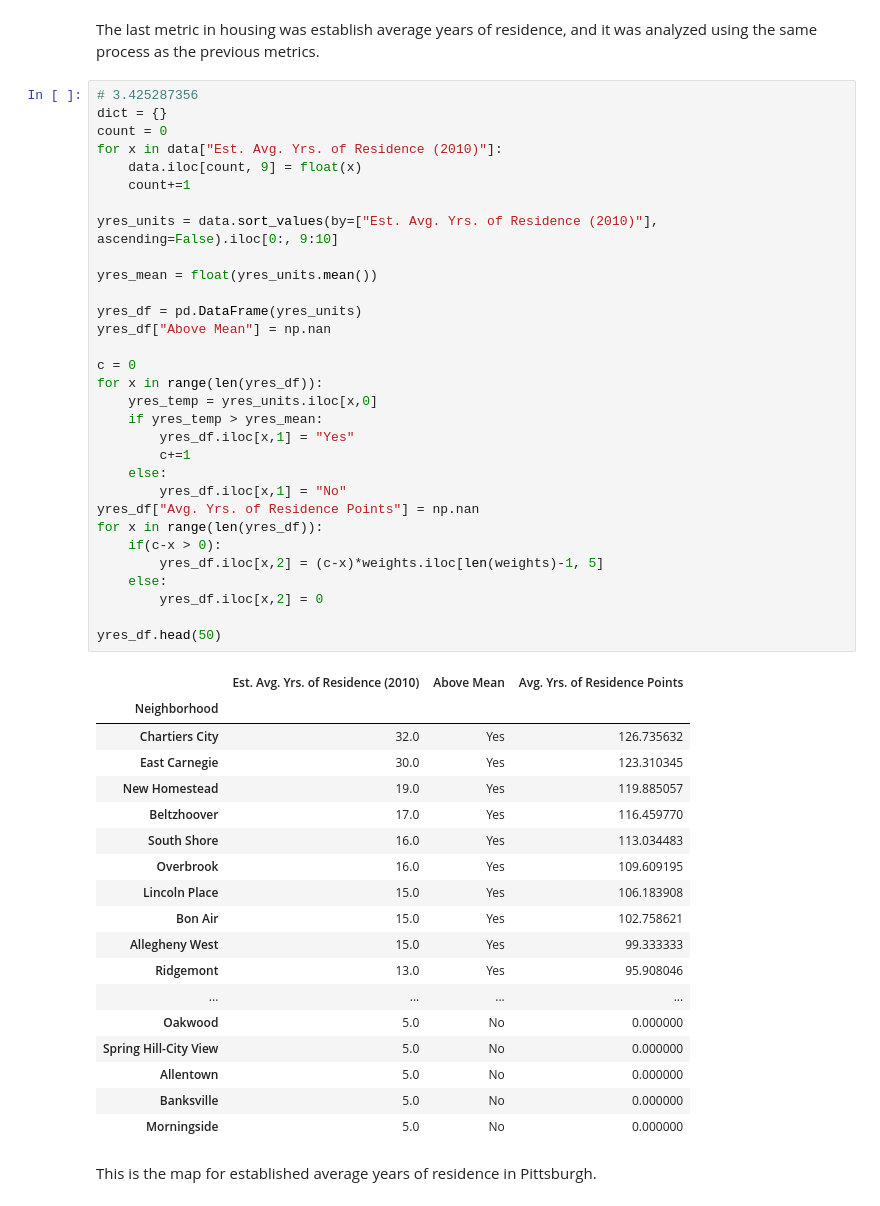
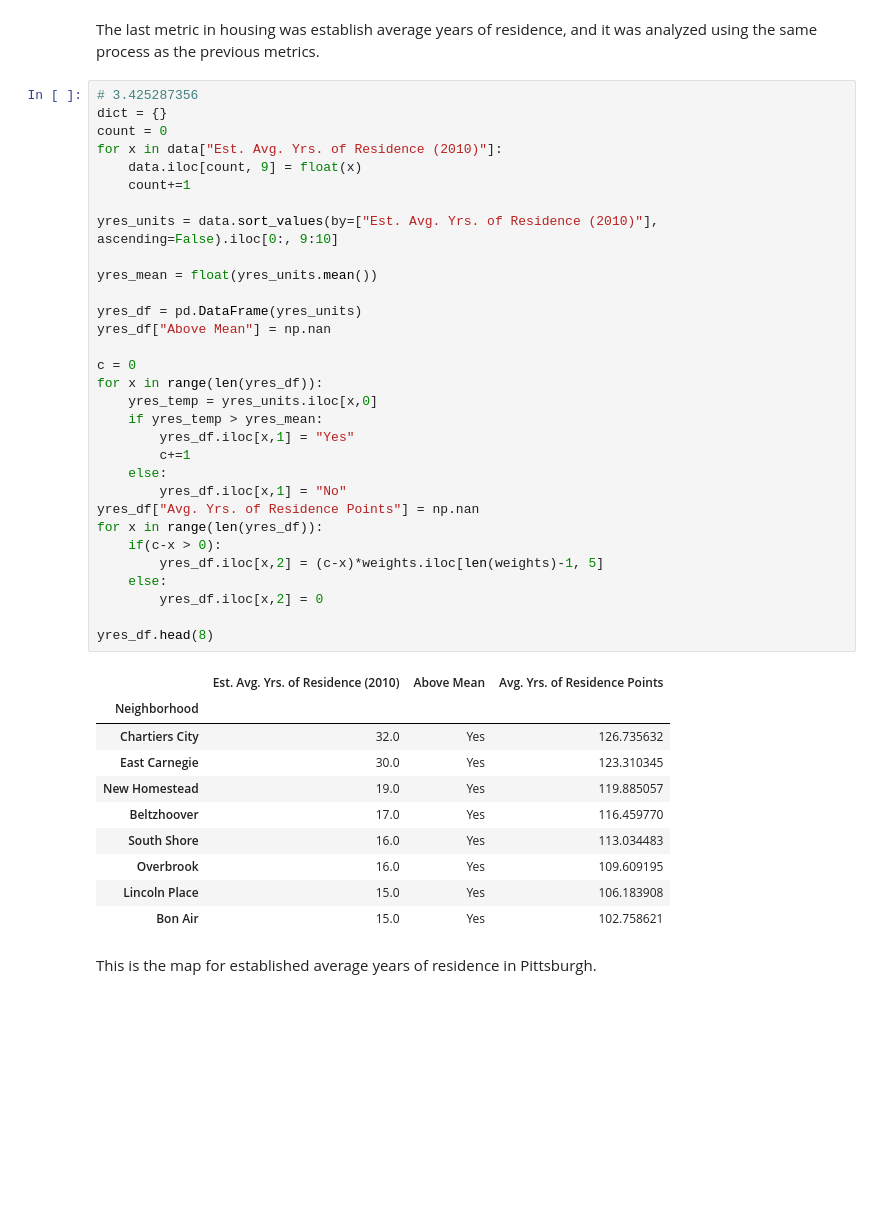
Before and after one commit to Nick0306/Big_Ideas_Final_Project, a Jupyter notebook: Dataset Notebooks/CombinedNotebook.ipynb, the cells around one changed output. Saved outputs shown, nothing was run; the diff lists cells and outputs as text; blank space fills up the shorter version.

```diff
--- a/Dataset Notebooks/CombinedNotebook.ipynb
+++ b/Dataset Notebooks/CombinedNotebook.ipynb
@@ -702,42 +686,34 @@ yres_mean = float(yres_units.mean())
 
 yres_df = pd.DataFrame(yres_units)
 yres_df["Above Mean"] = np.nan
 
 c = 0
 for x in range(len(yres_df)):
     yres_temp = yres_units.iloc[x,0]
     if yres_temp > yres_mean:
         yres_df.iloc[x,1] = "Yes"
         c+=1
     else:
         yres_df.iloc[x,1] = "No"
 yres_df["Avg. Yrs. of Residence Points"] = np.nan
 for x in range(len(yres_df)):
     if(c-x > 0):
         yres_df.iloc[x,2] = (c-x)*weights.iloc[len(weights)-1, 5]
     else:
         yres_df.iloc[x,2] = 0
 
-yres_df.head(50)
+yres_df.head(8)
 # %% [output]
 |  | Est. Avg. Yrs. of Residence (2010) | Above Mean | Avg. Yrs. of Residence Points |
 | Neighborhood |  |  |  |
 | Chartiers City | 32.0 | Yes | 126.735632 |
 | East Carnegie | 30.0 | Yes | 123.310345 |
 | New Homestead | 19.0 | Yes | 119.885057 |
 | Beltzhoover | 17.0 | Yes | 116.459770 |
 | South Shore | 16.0 | Yes | 113.034483 |
 | Overbrook | 16.0 | Yes | 109.609195 |
 | Lincoln Place | 15.0 | Yes | 106.183908 |
 | Bon Air | 15.0 | Yes | 102.758621 |
-| Allegheny West | 15.0 | Yes | 99.333333 |
-| Ridgemont | 13.0 | Yes | 95.908046 |
-| ... | ... | ... | ... |
-| Oakwood | 5.0 | No | 0.000000 |
-| Spring Hill-City View | 5.0 | No | 0.000000 |
-| Allentown | 5.0 | No | 0.000000 |
-| Banksville | 5.0 | No | 0.000000 |
-| Morningside | 5.0 | No | 0.000000 |
 # %% [markdown]
 This is the map for established average years of residence in Pittsburgh.
 # %%
```
Also changed, not shown: parts of 2 cells of this notebook, 1 other file.
